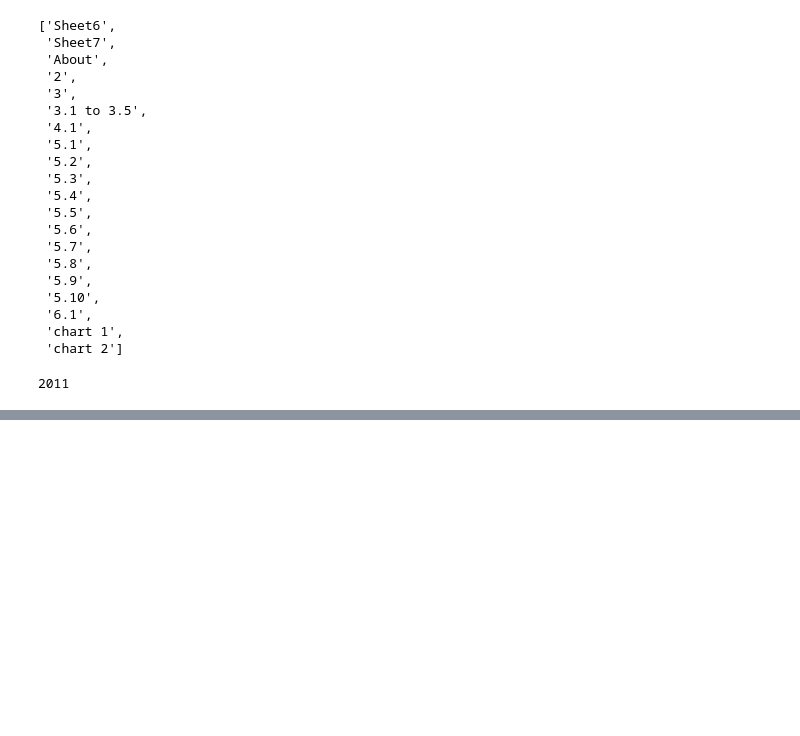
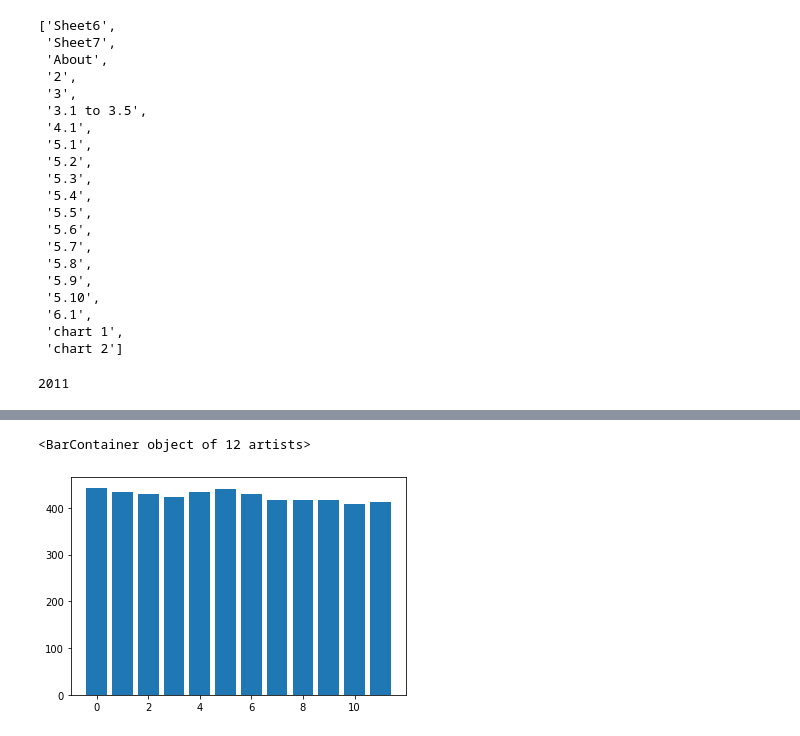
Before and after one commit to bendthompson/london-fires, a Jupyter notebook: notebooks/exploratory_notebook.ipynb, the cells around one changed output, grey strips where cells are left out. Cells and saved outputs as stored; diff of their text form; code cells hidden in the pictures; blank space fills up the shorter version.

```diff
--- a/notebooks/exploratory_notebook.ipynb
+++ b/notebooks/exploratory_notebook.ipynb
@@ -130,0 +111,2 @@ df
+# %%
+df['mean'] = df.mean(axis=1).round(2)
@@ -130,0 +134,2 @@ df
+# %%
+yearly_means = [df[yr].mean().round(2) for yr in df][:-1] #ignore means col
@@ -130,0 +151,5 @@ df
+# %%
+plt.bar(x=range(len(yearly_means)), height=yearly_means)
+# %% [output]
+<BarContainer object of 12 artists>
+[figure, added]
```
Also changed, not shown: parts of 27 cells of this notebook.
